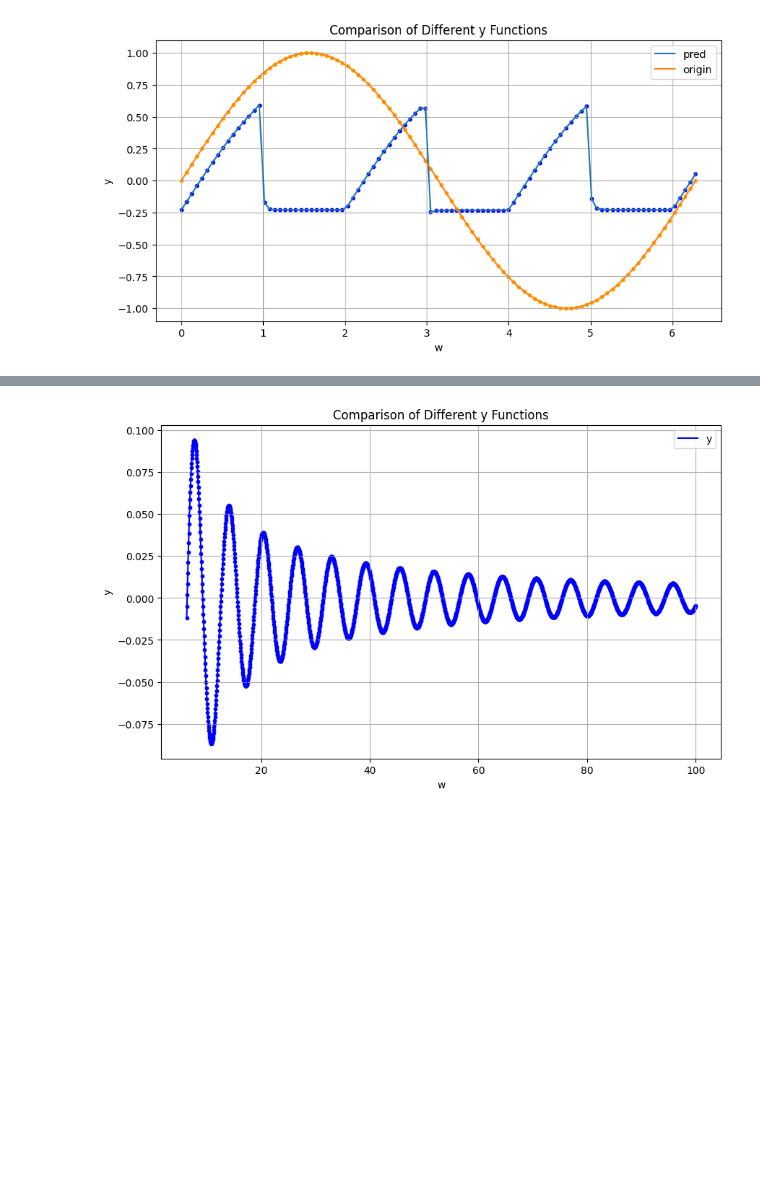
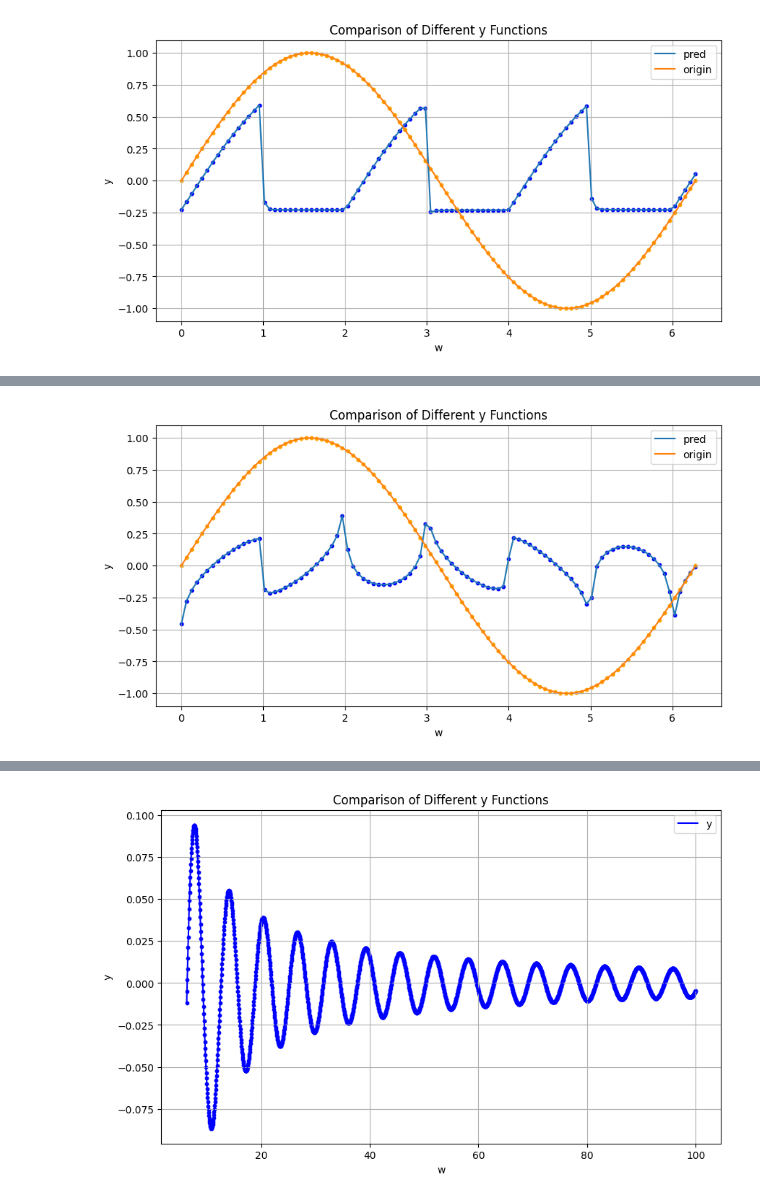
Before and after one commit to xmu-hph/4pd_codes, a Jupyter notebook: hmm_fourier/fourier.ipynb, the cells around one changed output, grey strips where cells are left out. Cells and saved outputs as stored; diff of their text form; code cells hidden in the pictures; blank space fills up the shorter version.

```diff
--- a/hmm_fourier/fourier.ipynb
+++ b/hmm_fourier/fourier.ipynb
@@ -208,3 +234,26 @@ plt.show()
+# %%
+#使用上面的采样点进行还原
+t = np.linspace(0,2*np.pi,100)
+tot = 0
+for _ in range(len(w_1)):
+    tot += cos_w1[_]*np.cos(w_1[_]*t)+sin_w1[_]*np.sin(w_1[_]*t)
+origin_ = np.sin(t)
+plt.figure(figsize = (10,5))
+plt.plot(t,tot,label = 'pred')
+plt.plot(t,origin_,label = 'origin')
+plt.scatter(t,tot, color='blue', s=10)  # 标注第一个函数的点
+plt.scatter(t,origin_, color='orange', s=10)  # 标注第二个函数的点
+# 添加图例
+plt.legend()
+# 添加标题和轴标签
+plt.title('Comparison of Different y Functions')
+plt.xlabel('w')
+plt.ylabel('y')
+# 显示图表
+plt.grid(True)
+plt.show()
+# %% [output]
+[figure, added]
 # %%
 #拟合cos函数
 import torch
```
Also changed, not shown: parts of 12 cells of this notebook.
